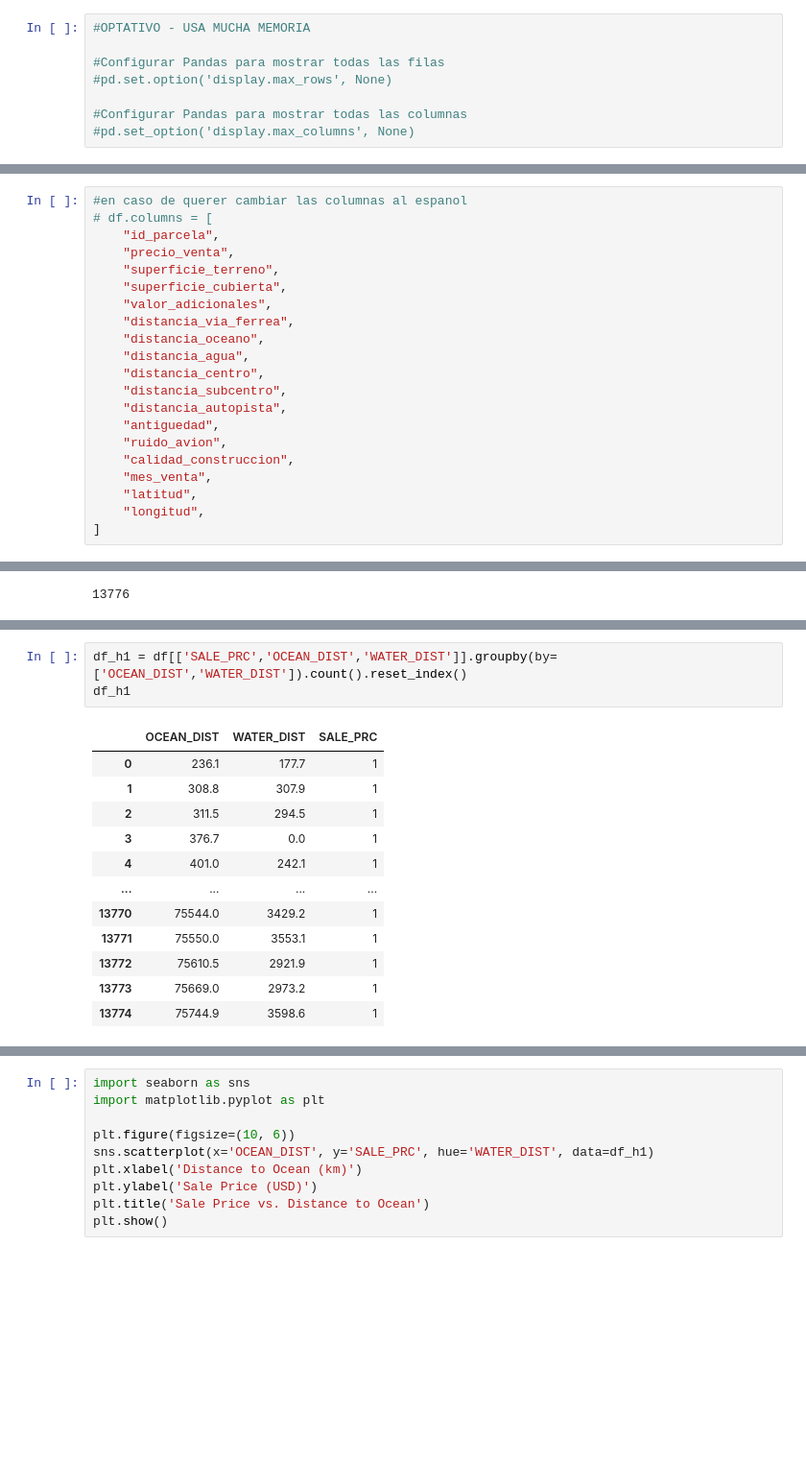
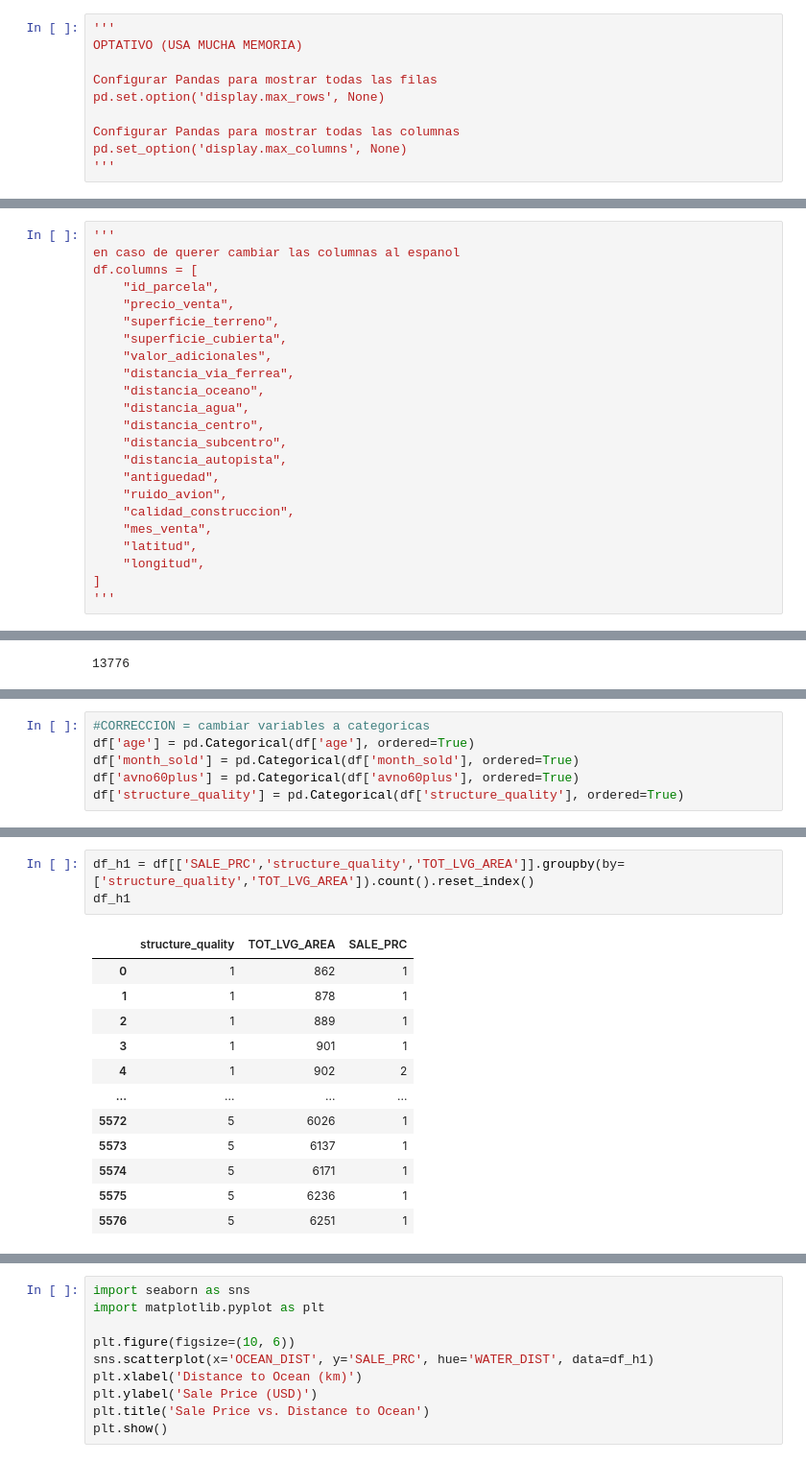
Before and after one commit to ileanacoletta/PF_Ileana_Coletta, a Jupyter notebook: PF_1.01.ipynb, the cells around one changed output, grey strips where cells are left out. Shown at 96% size. Cells and saved outputs as stored; diff of their text form; blank space fills up the shorter version.

```diff
--- a/PF_1.01.ipynb
+++ b/PF_1.01.ipynb
@@ -38,13 +38,15 @@ import numpy as np
 import seaborn as sns
 import matplotlib.pyplot as plt
 # %%
-#OPTATIVO - USA MUCHA MEMORIA
+'''
+OPTATIVO (USA MUCHA MEMORIA)
 
-#Configurar Pandas para mostrar todas las filas
-#pd.set.option('display.max_rows', None)
+Configurar Pandas para mostrar todas las filas
+pd.set.option('display.max_rows', None)
 
-#Configurar Pandas para mostrar todas las columnas
-#pd.set_option('display.max_columns', None)
+Configurar Pandas para mostrar todas las columnas
+pd.set_option('display.max_columns', None)
+'''
 # %%
 #importar csv
 #metodo panda pd.read_csv
@@ -91,8 +93,9 @@ El conjunto de datos contiene las siguientes columnas:
 
 Fuente: https://www.kaggle.com/datasets/deepcontractor/miami-housing-dataset
 # %%
-#en caso de querer cambiar las columnas al espanol
-# df.columns = [
+'''
+en caso de querer cambiar las columnas al espanol
+df.columns = [
     "id_parcela",
     "precio_venta",
     "superficie_terreno",
@@ -111,6 +114,7 @@ Fuente: https://www.kaggle.com/datasets/deepcontractor/miami-housing-dataset
     "latitud",
     "longitud",
 ]
+'''
 # %%
 df
 # %% [output]
@@ -218,0 +226,6 @@ dtype: int64
+# %%
+#CORRECCION = cambiar variables a categoricas
+df['age'] = pd.Categorical(df['age'], ordered=True)
+df['month_sold'] = pd.Categorical(df['month_sold'], ordered=True)
+df['avno60plus'] = pd.Categorical(df['avno60plus'], ordered=True)
+df['structure_quality'] = pd.Categorical(df['structure_quality'], ordered=True)
@@ -230,18 +283,18 @@ df.describe().round(1)
 | 75% | 25.9 | -80.3 | 3.060170e+12 | 428000.0 | 9126.2 | 2471.0 | 12352.2 | 12102.6 | ... |
 | max | 26.0 | -80.1 | 3.660170e+12 | 2650000.0 | 57064.0 | 6287.0 | 175020.0 | 29621.5 | ... |
 # %%
-df_h1 = df[['SALE_PRC','OCEAN_DIST','WATER_DIST']].groupby(by=['OCEAN_DIST','WATER_DIST']).count().reset_index()
+df_h1 = df[['SALE_PRC','structure_quality','TOT_LVG_AREA']].groupby(by=['structure_quality','TOT_LVG_AREA']).count().reset_index()
 df_h1
 # %% [output]
-|  | OCEAN_DIST | WATER_DIST | SALE_PRC |
-| 0 | 236.1 | 177.7 | 1 |
-| 1 | 308.8 | 307.9 | 1 |
-| 2 | 311.5 | 294.5 | 1 |
-| 3 | 376.7 | 0.0 | 1 |
-| 4 | 401.0 | 242.1 | 1 |
+|  | structure_quality | TOT_LVG_AREA | SALE_PRC |
+| 0 | 1 | 862 | 1 |
+| 1 | 1 | 878 | 1 |
+| 2 | 1 | 889 | 1 |
+| 3 | 1 | 901 | 1 |
+| 4 | 1 | 902 | 2 |
 | ... | ... | ... | ... |
-| 13770 | 75544.0 | 3429.2 | 1 |
-| 13771 | 75550.0 | 3553.1 | 1 |
-| 13772 | 75610.5 | 2921.9 | 1 |
-| 13773 | 75669.0 | 2973.2 | 1 |
-| 13774 | 75744.9 | 3598.6 | 1 |
+| 5572 | 5 | 6026 | 1 |
+| 5573 | 5 | 6137 | 1 |
+| 5574 | 5 | 6171 | 1 |
+| 5575 | 5 | 6236 | 1 |
+| 5576 | 5 | 6251 | 1 |
```
Also changed, not shown: parts of 26 cells of this notebook.
